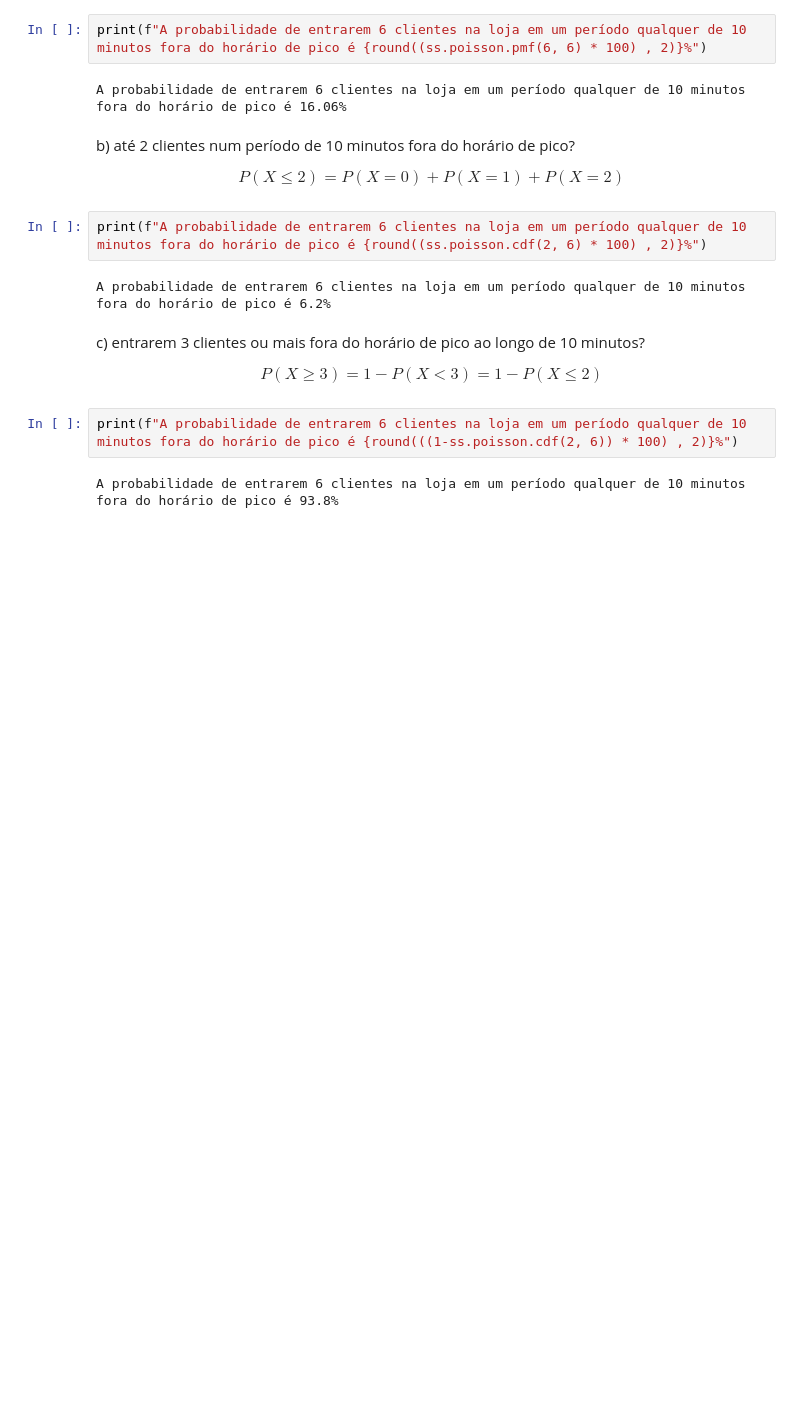
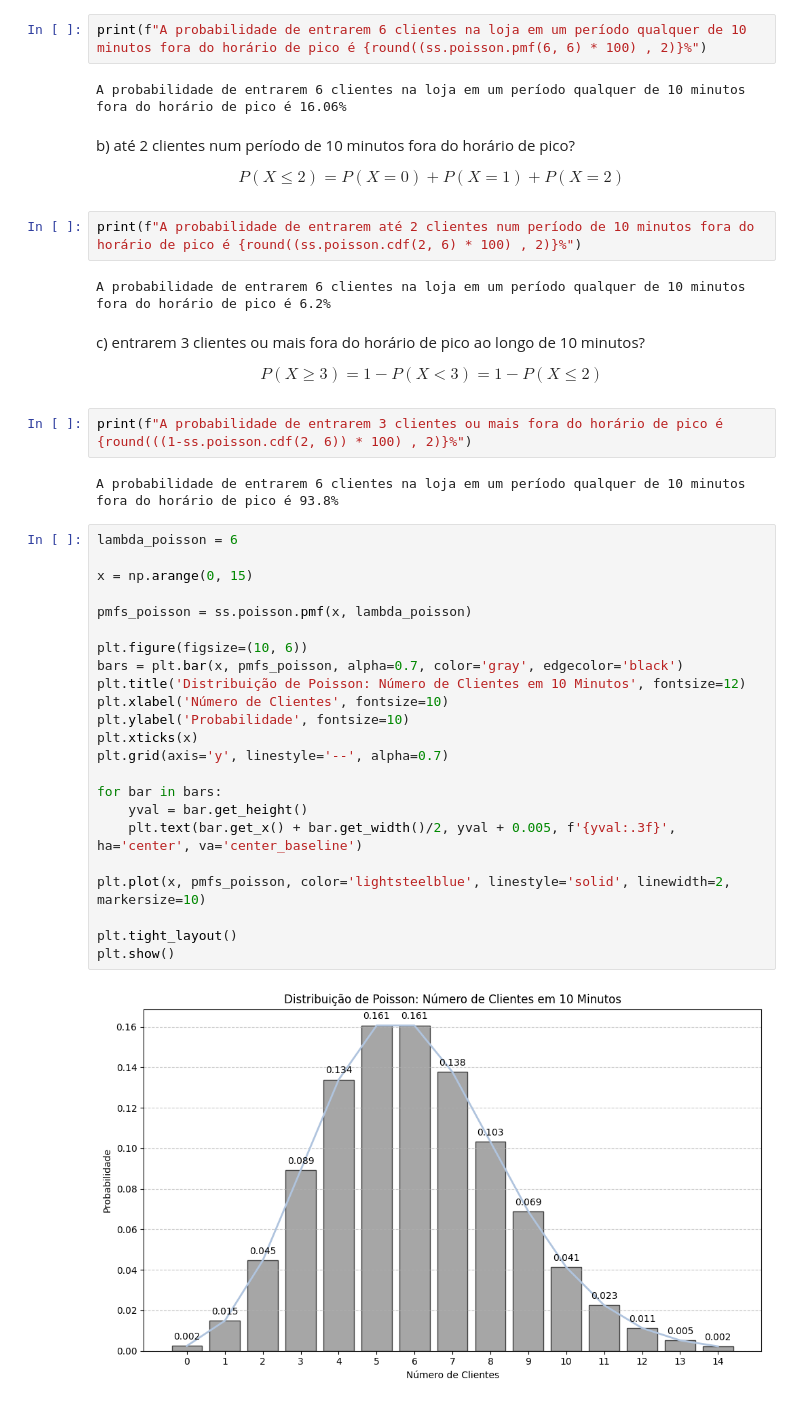
Before and after one commit to Jh-Terencio/statistic-cefet, a Jupyter notebook: lists/discrete distributions/list.ipynb, the cells around one changed output. Cells and saved outputs as stored; diff of their text form; blank space fills up the shorter version.

Commit message:
Creating bar graphic

```diff
--- a/lists/discrete distributions/list.ipynb
+++ b/lists/discrete distributions/list.ipynb
@@ -133,7 +135,7 @@ $$
 P(X \leq 2) = P(X = 0) + P(X = 1) + P(X = 2)
 $$
 # %%
-print(f"A probabilidade de entrarem 6 clientes na loja em um período qualquer de 10 minutos fora do horário de pico é {round((ss.poisson.cdf(2, 6) * 100) , 2)}%")
+print(f"A probabilidade de entrarem até 2 clientes num período de 10 minutos fora do horário de pico é {round((ss.poisson.cdf(2, 6) * 100) , 2)}%")
 # %% [output]
 A probabilidade de entrarem 6 clientes na loja em um período qualquer de 10 minutos fora do horário de pico é 6.2%
 # %% [markdown]
@@ -143,6 +145,31 @@ $$
 P(X \geq 3) = 1 - P(X < 3) = 1 - P(X \leq 2)
 $$
 # %%
-print(f"A probabilidade de entrarem 6 clientes na loja em um período qualquer de 10 minutos fora do horário de pico é {round(((1-ss.poisson.cdf(2, 6)) * 100) , 2)}%")
+print(f"A probabilidade de entrarem 3 clientes ou mais fora do horário de pico é {round(((1-ss.poisson.cdf(2, 6)) * 100) , 2)}%")
 # %% [output]
 A probabilidade de entrarem 6 clientes na loja em um período qualquer de 10 minutos fora do horário de pico é 93.8%
+# %%
+lambda_poisson = 6
+
+x = np.arange(0, 15)
+
+pmfs_poisson = ss.poisson.pmf(x, lambda_poisson)
+
+plt.figure(figsize=(10, 6))
+bars = plt.bar(x, pmfs_poisson, alpha=0.7, color='gray', edgecolor='black')
+plt.title('Distribuição de Poisson: Número de Clientes em 10 Minutos', fontsize=12)
+plt.xlabel('Número de Clientes', fontsize=10)
+plt.ylabel('Probabilidade', fontsize=10)
+plt.xticks(x)
+plt.grid(axis='y', linestyle='--', alpha=0.7)
+
+for bar in bars:
+    yval = bar.get_height()
+    plt.text(bar.get_x() + bar.get_width()/2, yval + 0.005, f'{yval:.3f}', ha='center', va='center_baseline')
+
+plt.plot(x, pmfs_poisson, color='lightsteelblue', linestyle='solid', linewidth=2, markersize=10)
+
+plt.tight_layout()
+plt.show()
+# %% [output]
+[figure, added]
```
Also changed, not shown: parts of 8 cells of this notebook.
